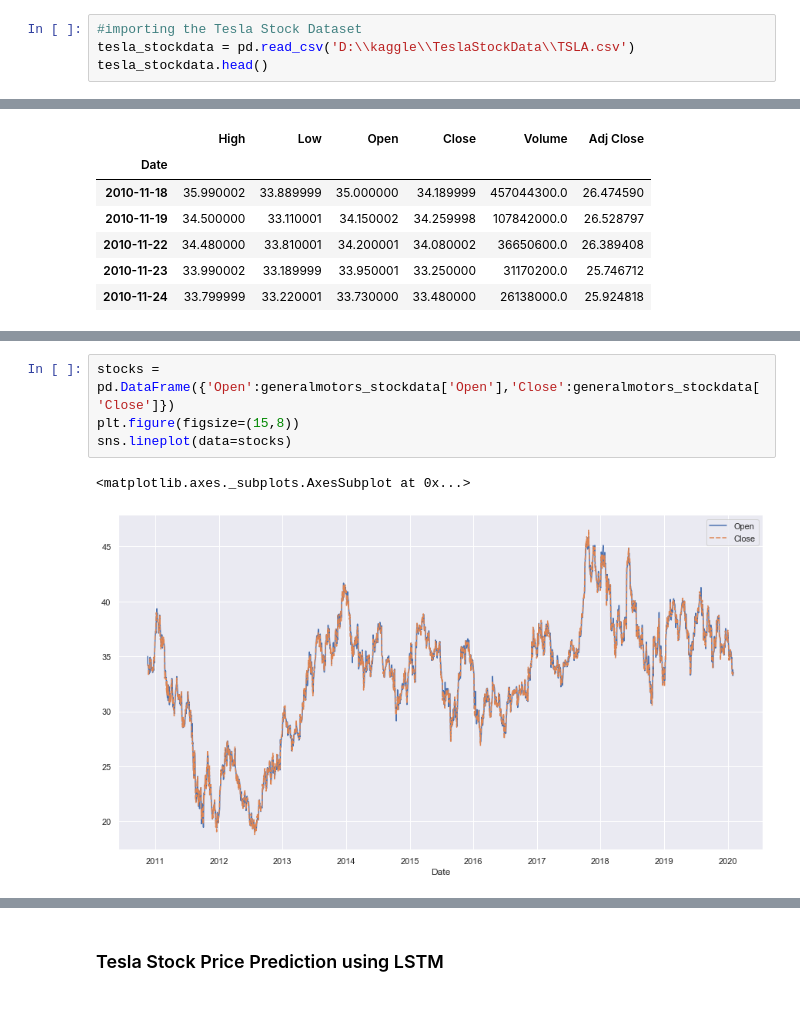
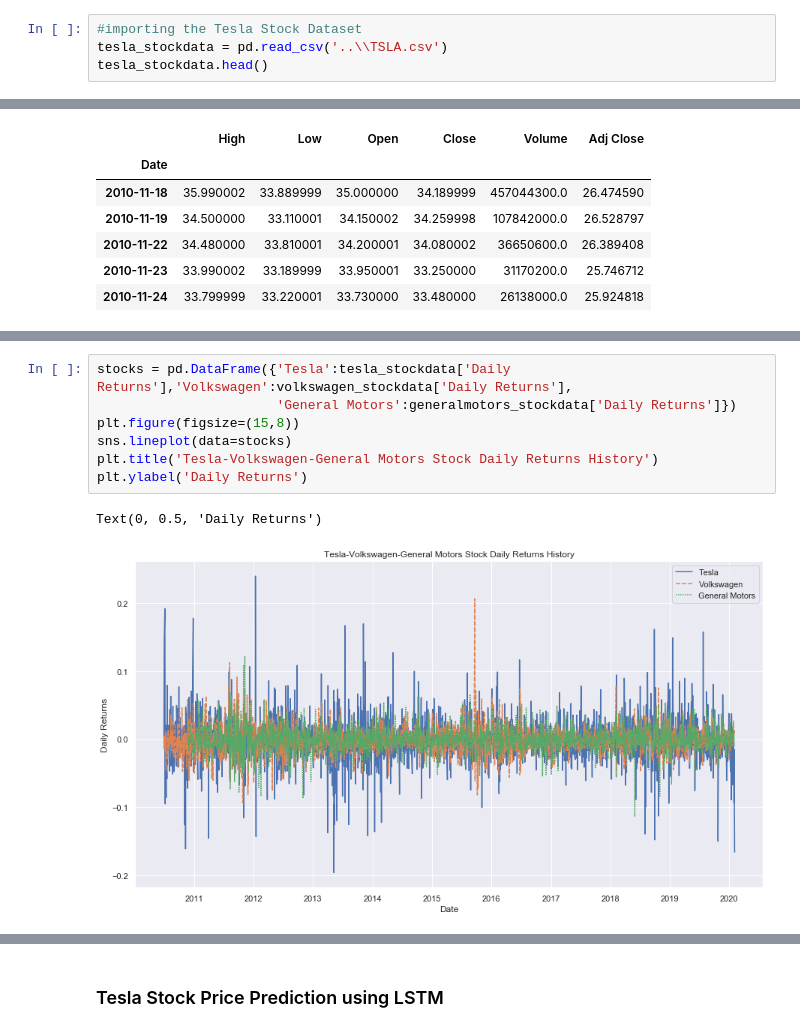
Before and after one commit to vidvatabuch/Tesla-Stock-Analysis, a Jupyter notebook: Tesla stock analysis.ipynb, the cells around one changed output, grey strips where cells are left out. Cells and saved outputs as stored; diff of their text form.

Commit message:
Add formatting in charts

```diff
--- a/Tesla stock analysis.ipynb
+++ b/Tesla stock analysis.ipynb
@@ -7,7 +7,7 @@ import seaborn as sns
 sns.set()
 # %%
 #importing the Tesla Stock Dataset
-tesla_stockdata = pd.read_csv('D:\\kaggle\\TeslaStockData\\TSLA.csv')
+tesla_stockdata = pd.read_csv('..\\TSLA.csv')
 tesla_stockdata.head()
 # %% [output]
 |  | Date | Open | High | Low | Close | Adj Close | Volume |
@@ -238,7 +282,10 @@ sns.lineplot(generalmotors_stockdata.index,generalmotors_stockdata['Close'])
 # %%
-stocks = pd.DataFrame({'Open':generalmotors_stockdata['Open'],'Close':generalmotors_stockdata['Close']})
+stocks = pd.DataFrame({'Tesla':tesla_stockdata['Daily Returns'],'Volkswagen':volkswagen_stockdata['Daily Returns'],
+                       'General Motors':generalmotors_stockdata['Daily Returns']})
 plt.figure(figsize=(15,8))
 sns.lineplot(data=stocks)
+plt.title('Tesla-Volkswagen-General Motors Stock Daily Returns History')
+plt.ylabel('Daily Returns')
 # %% [output]
-<matplotlib.axes._subplots.AxesSubplot at 0x...>
+Text(0, 0.5, 'Daily Returns')
-[figure, old version]
+[figure, new version]
```
Also changed, not shown: parts of 19 cells of this notebook.
